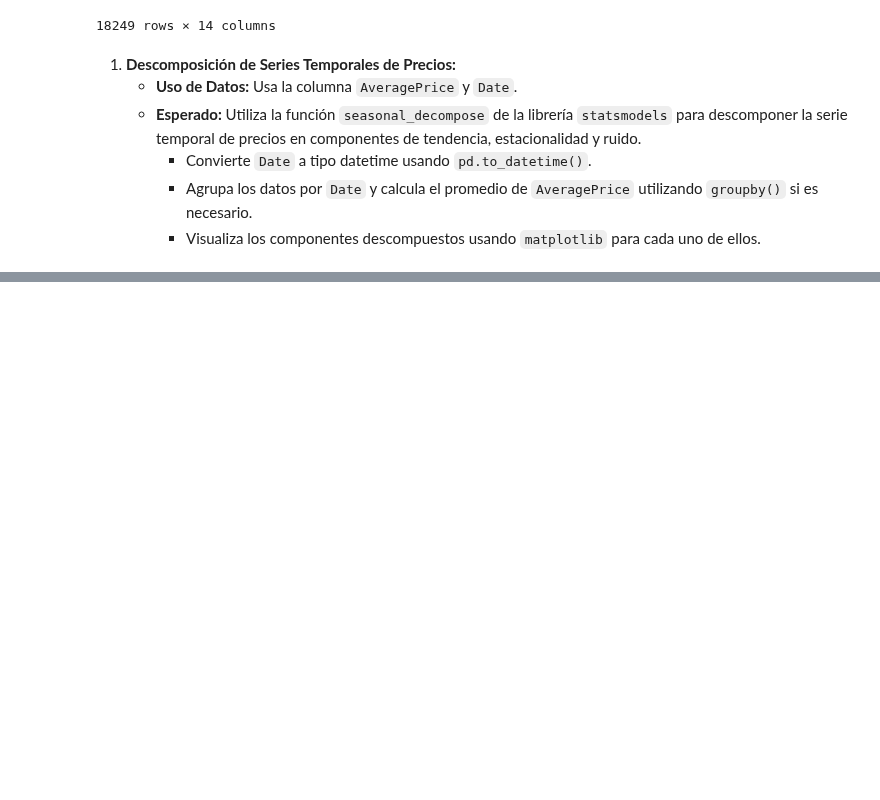
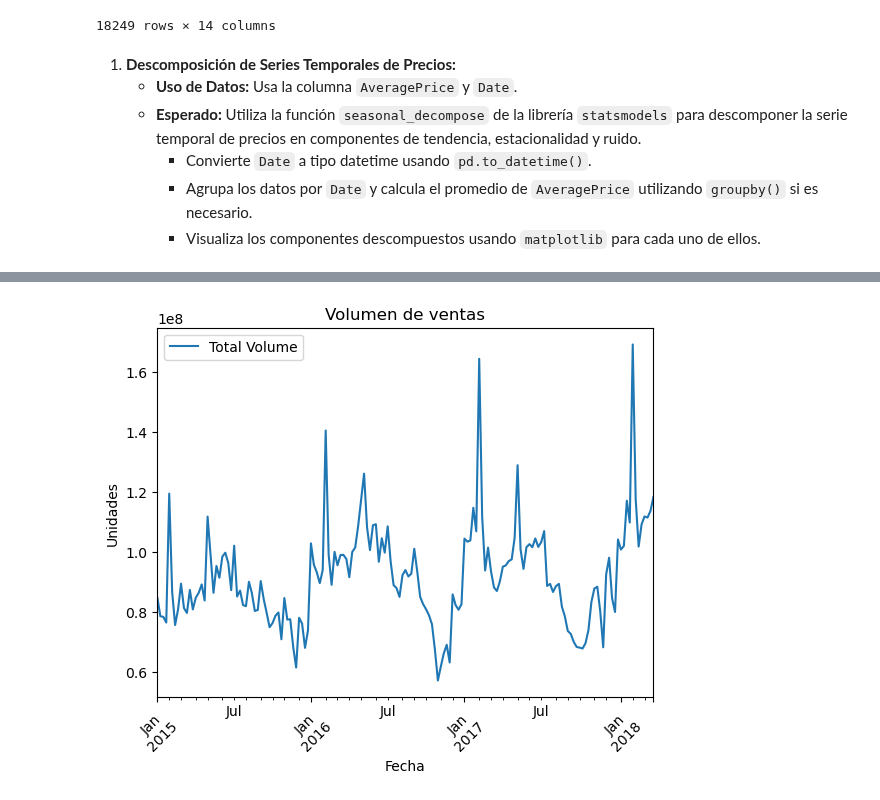
Before and after one commit to albagd77/MAGic-Avocado-TP1, a Jupyter notebook: 01_series_temporales.ipynb, the cells around one changed output, grey strips where cells are left out. Saved outputs shown, nothing was run; the diff lists cells and outputs as text; code cells hidden in the pictures; blank space fills up the shorter version.

```diff
--- a/01_series_temporales.ipynb
+++ b/01_series_temporales.ipynb
@@ -60,0 +163,3 @@ df
+# %%
+grouped_data = df[['Date','Total Volume']].groupby('Date').sum()
+grouped_data
@@ -60,0 +181,9 @@ df
+# %%
+grouped_data.plot()
+plt.title('Volumen de ventas')
+plt.xlabel('Fecha')
+plt.ylabel('Unidades')
+plt.xticks(rotation=45)
+plt.show()
+# %% [output]
+[figure, added]
```
Also changed, not shown: parts of 18 cells of this notebook.
